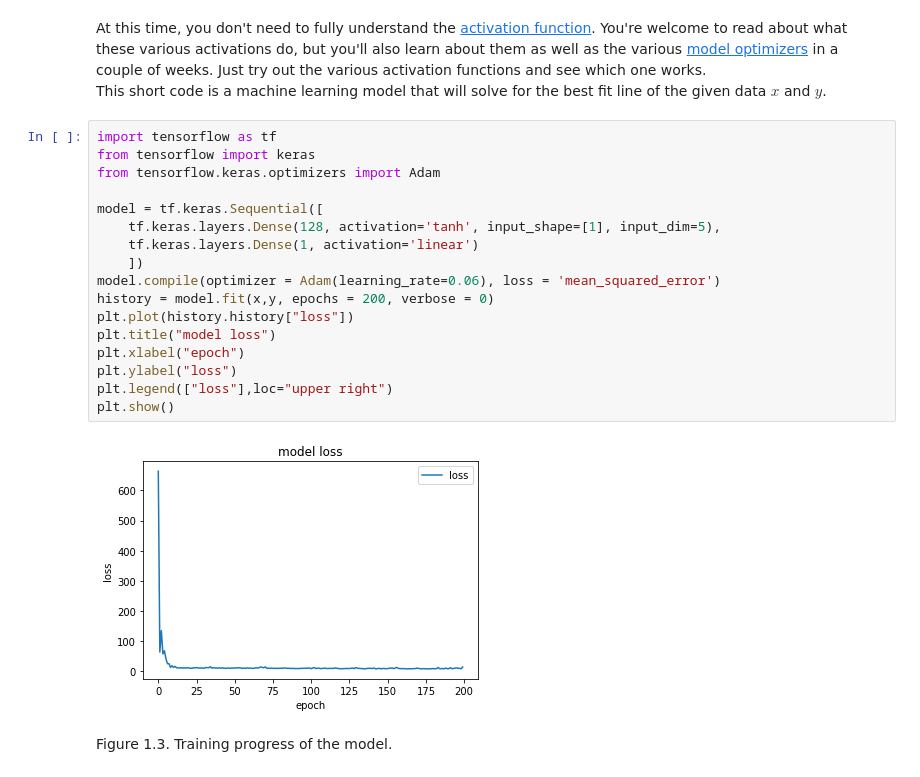
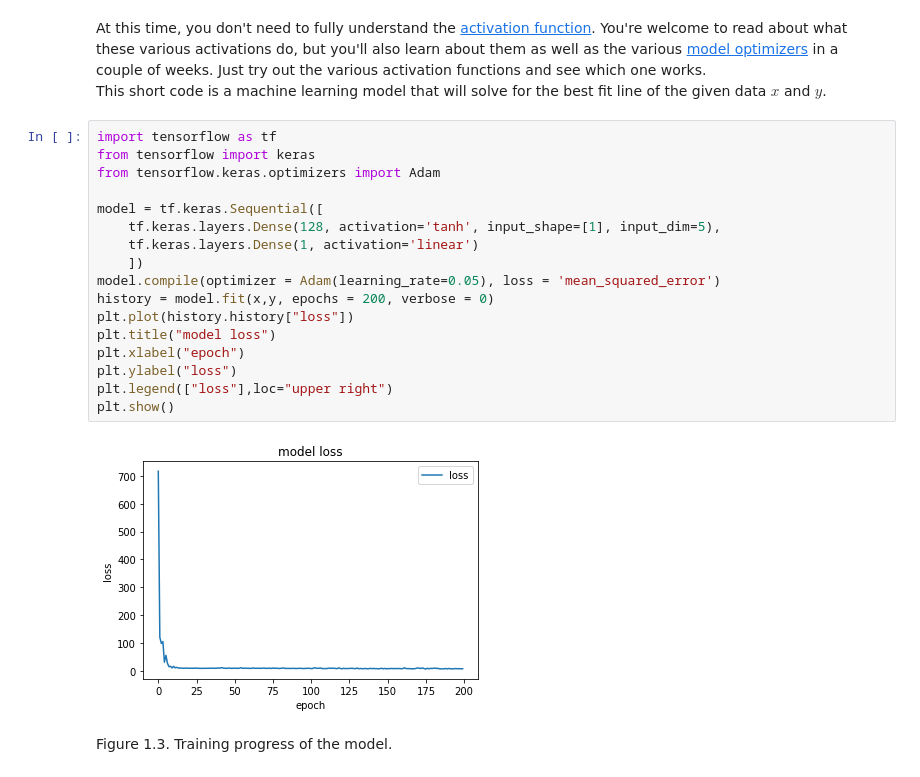
Before and after one commit to Jehmary/Machine-Learning-Basics, a Jupyter notebook: PCT01.ipynb, the cells around one changed output. Cells and saved outputs as stored; diff of their text form.

```diff
--- a/PCT01.ipynb
+++ b/PCT01.ipynb
@@ -67,22 +67,22 @@ This short code is a machine learning model that will solve for the best fit lin
 # %%
 import tensorflow as tf
 from tensorflow import keras
 from tensorflow.keras.optimizers import Adam
 
 model = tf.keras.Sequential([
     tf.keras.layers.Dense(128, activation='tanh', input_shape=[1], input_dim=5),
     tf.keras.layers.Dense(1, activation='linear')
     ])
-model.compile(optimizer = Adam(learning_rate=0.06), loss = 'mean_squared_error')
+model.compile(optimizer = Adam(learning_rate=0.05), loss = 'mean_squared_error')
 history = model.fit(x,y, epochs = 200, verbose = 0)
 plt.plot(history.history["loss"])
 plt.title("model loss")
 plt.xlabel("epoch")
 plt.ylabel("loss")
 plt.legend(["loss"],loc="upper right")
 plt.show()
 # %% [output]
-[figure, old version]
+[figure, new version]
 # %% [markdown]
 Figure 1.3. Training progress of the model.
 # %% [markdown]
```
Also changed, not shown: parts of 3 cells of this notebook.
